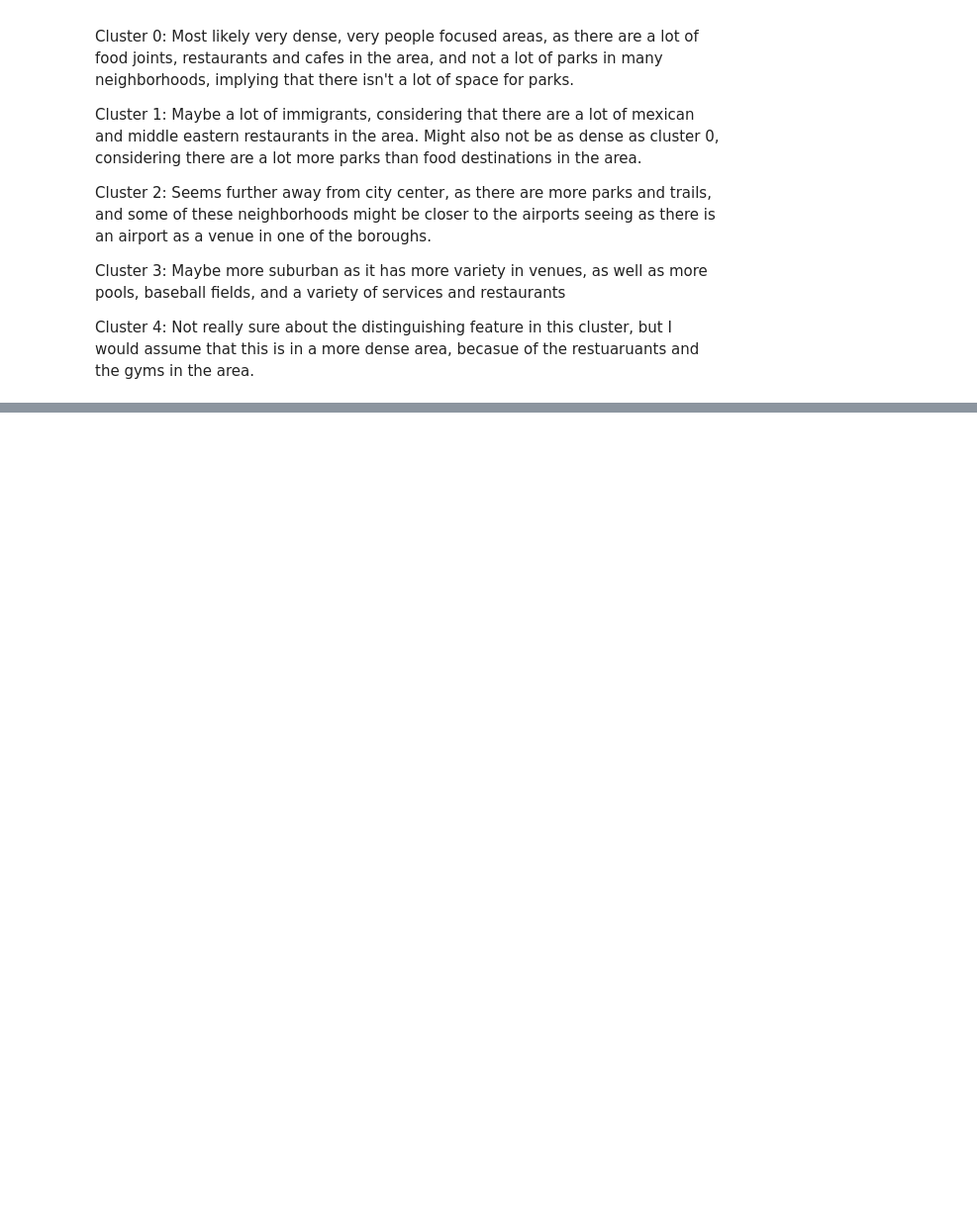
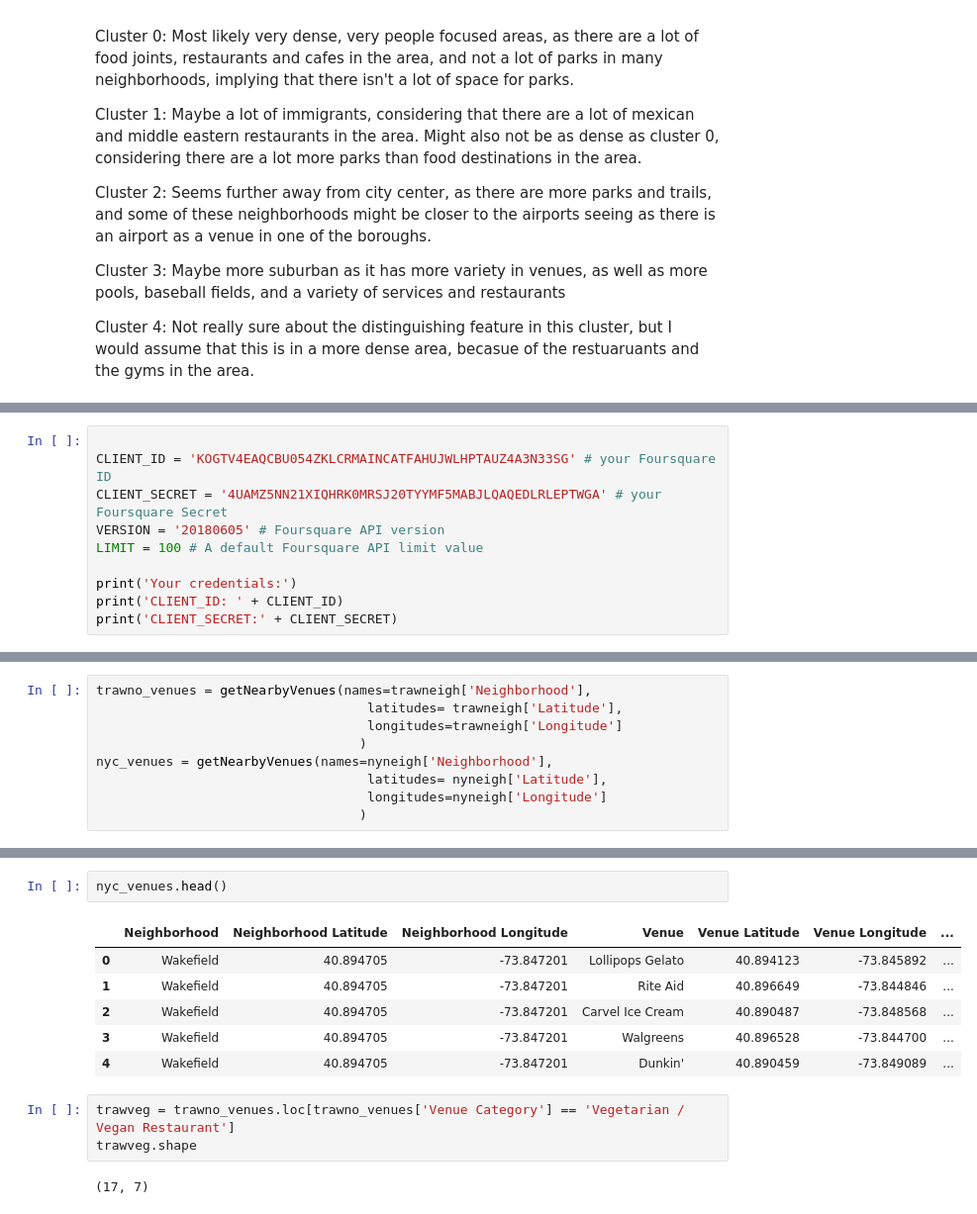
Before and after one commit to pinkslp/Coursera_Capstone, a Jupyter notebook: Capstone.ipynb, the cells around one changed output, grey strips where cells are left out. Shown at 99% size. Saved outputs shown, nothing was run; the diff lists cells and outputs as text; blank space fills up the shorter version.

Commit message:
Finished grabbing number of veg restaurants and list of veg restaurants, next step is to map them out and provide insights

```diff
--- a/Capstone.ipynb
+++ b/Capstone.ipynb
@@ -527,0 +460,10 @@ Cluster 4: Not really sure about the distinguishing feature in this cluster, but
+# %%
+
+CLIENT_ID = 'KOGTV4EAQCBU054ZKLCRMAINCATFAHUJWLHPTAUZ4A3N33SG' # your Foursquare ID
+CLIENT_SECRET = '4UAMZ5NN21XIQHRK0MRSJ20TYYMF5MABJLQAQEDLRLEPTWGA' # your Foursquare Secret
+VERSION = '20180605' # Foursquare API version
+LIMIT = 100 # A default Foursquare API limit value
+
+print('Your credentials:')
+print('CLIENT_ID: ' + CLIENT_ID)
+print('CLIENT_SECRET:' + CLIENT_SECRET)
@@ -527,0 +516,9 @@ Cluster 4: Not really sure about the distinguishing feature in this cluster, but
+# %%
+trawno_venues = getNearbyVenues(names=trawneigh['Neighborhood'],
+                                   latitudes= trawneigh['Latitude'],
+                                   longitudes=trawneigh['Longitude']
+                                  )
+nyc_venues = getNearbyVenues(names=nyneigh['Neighborhood'],
+                                   latitudes= nyneigh['Latitude'],
+                                   longitudes=nyneigh['Longitude']
+                                  )
@@ -527,0 +552,14 @@ Cluster 4: Not really sure about the distinguishing feature in this cluster, but
+# %%
+nyc_venues.head()
+# %% [output]
+|  | Neighborhood | Neighborhood Latitude | Neighborhood Longitude | Venue | Venue Latitude | Venue Longitude | ... |
+| 0 | Wakefield | 40.894705 | -73.847201 | Lollipops Gelato | 40.894123 | -73.845892 | ... |
+| 1 | Wakefield | 40.894705 | -73.847201 | Rite Aid | 40.896649 | -73.844846 | ... |
+| 2 | Wakefield | 40.894705 | -73.847201 | Carvel Ice Cream | 40.890487 | -73.848568 | ... |
+| 3 | Wakefield | 40.894705 | -73.847201 | Walgreens | 40.896528 | -73.844700 | ... |
+| 4 | Wakefield | 40.894705 | -73.847201 | Dunkin' | 40.890459 | -73.849089 | ... |
+# %%
+trawveg = trawno_venues.loc[trawno_venues['Venue Category'] == 'Vegetarian / Vegan Restaurant']
+trawveg.shape
+# %% [output]
+(17, 7)
```
Also changed, not shown: parts of 38 cells of this notebook, 1 other file.
